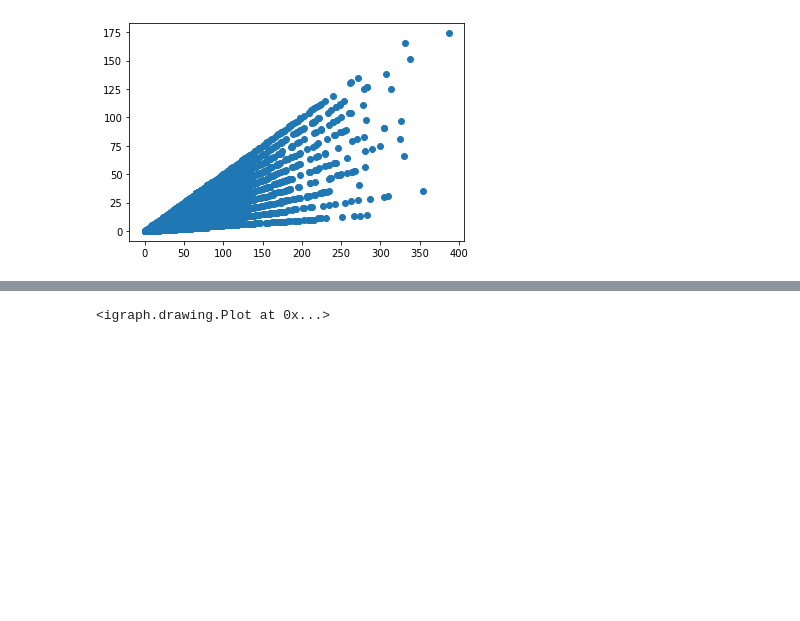
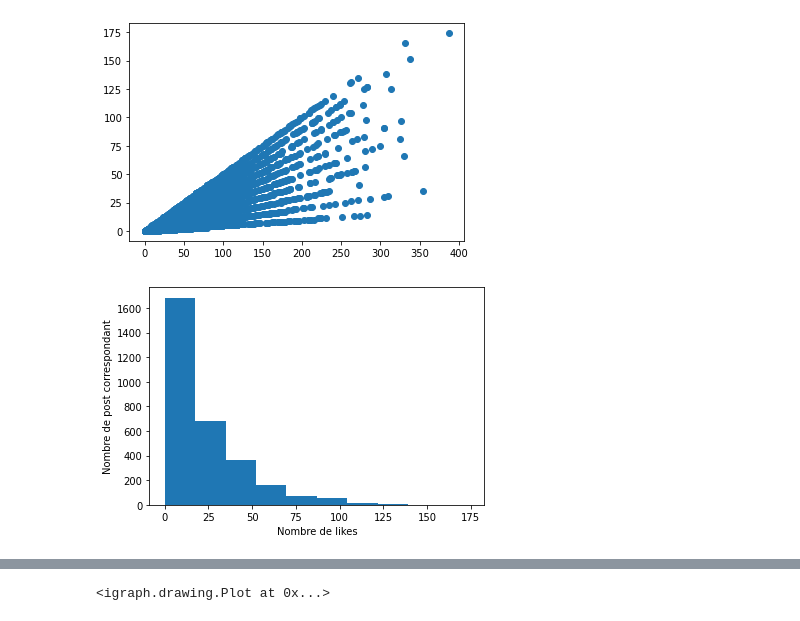
Before and after one commit to Ouma487/Viral-Marketing, a Jupyter notebook: main_jupyter.ipynb, the cells around one changed output, grey strips where cells are left out. Cells and saved outputs as stored; diff of their text form; code cells hidden in the pictures; blank space fills up the shorter version.

Commit message:
ajout histo

```diff
--- a/main_jupyter.ipynb
+++ b/main_jupyter.ipynb
@@ -27,3 +27,7 @@ plot_like_time()
 plot_like_views()
 # %% [output]
 [figure]
+# %%
+plot_histo_likes()
+# %% [output]
+[figure, added]
```
Also changed, not shown: parts of 7 cells of this notebook, 2 other files.
